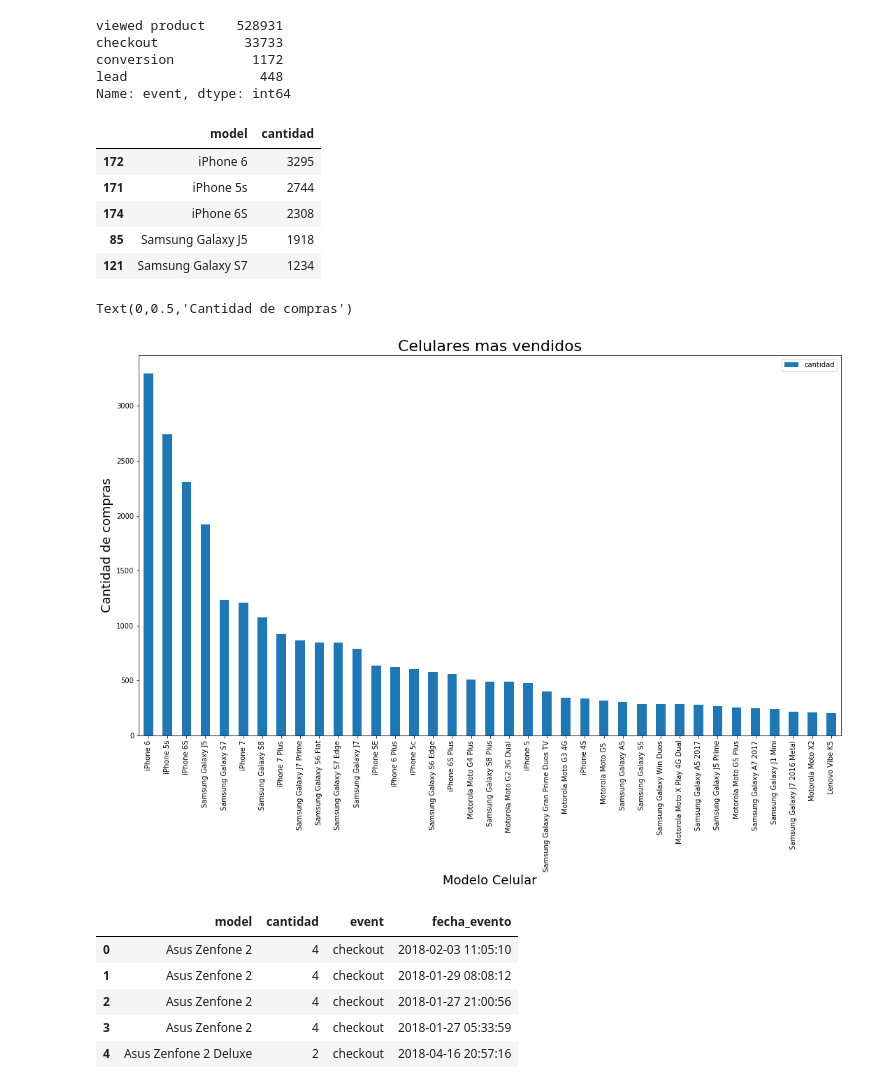
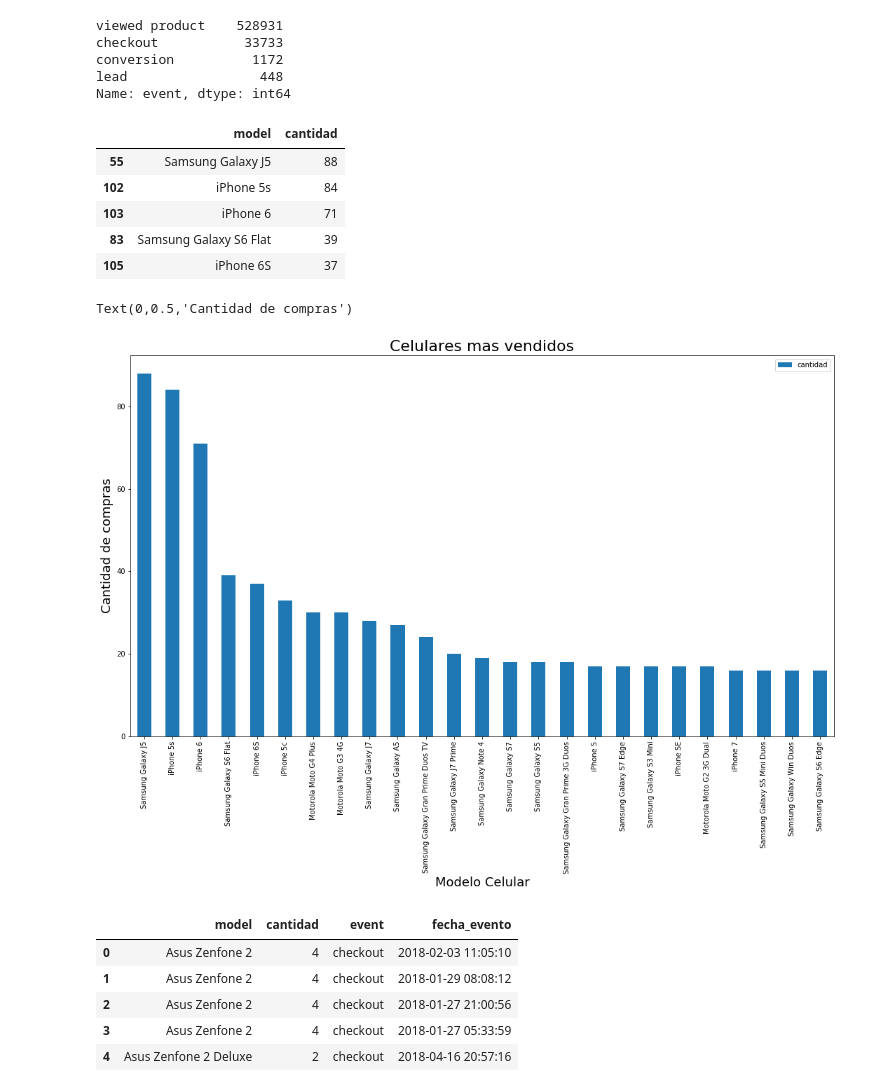
Before and after one commit to alepenaa94/TP1-Datos, a Jupyter notebook: analisis-ale.ipynb, the cells around one changed output. Cells and saved outputs as stored; diff of their text form; code cells hidden in the pictures.

```diff
--- a/analisis-ale.ipynb
+++ b/analisis-ale.ipynb
@@ -501,7 +501,7 @@ conversion          1172
 lead                 448
 Name: event, dtype: int64
 # %%
-df_as = df_as[df_as['event']=='checkout']
+df_as = df_as[df_as['event']=='conversion']
 # %%
 d = df_as.groupby('model').size().reset_index(name='cantidad')
 # %%
@@ -510,21 +510,21 @@ d.sort_values(by='cantidad',ascending=False,inplace=True)
 d.head()
 # %% [output]
 |  | model | cantidad |
-| 172 | iPhone 6 | 3295 |
-| 171 | iPhone 5s | 2744 |
-| 174 | iPhone 6S | 2308 |
-| 85 | Samsung Galaxy J5 | 1918 |
-| 121 | Samsung Galaxy S7 | 1234 |
+| 55 | Samsung Galaxy J5 | 88 |
+| 102 | iPhone 5s | 84 |
+| 103 | iPhone 6 | 71 |
+| 83 | Samsung Galaxy S6 Flat | 39 |
+| 105 | iPhone 6S | 37 |
 # %%
-d2 = d[d['cantidad']>200]
+d2 = d[d['cantidad']>15]
 d2 = d2.set_index('model')
 g = d2.plot.bar(figsize=(18,10))
 g.set_title("Celulares mas vendidos", fontsize=22)
 g.set_xlabel("Modelo Celular",fontsize=18)
 g.set_ylabel("Cantidad de compras", fontsize=18)
 # %% [output]
 Text(0,0.5,'Cantidad de compras')
-[figure, old version]
+[figure, new version]
 # %%
 # buscar los mas vendidos en el ultimo timpo...
 # %%
```
Also changed, not shown: parts of 51 cells of this notebook.
